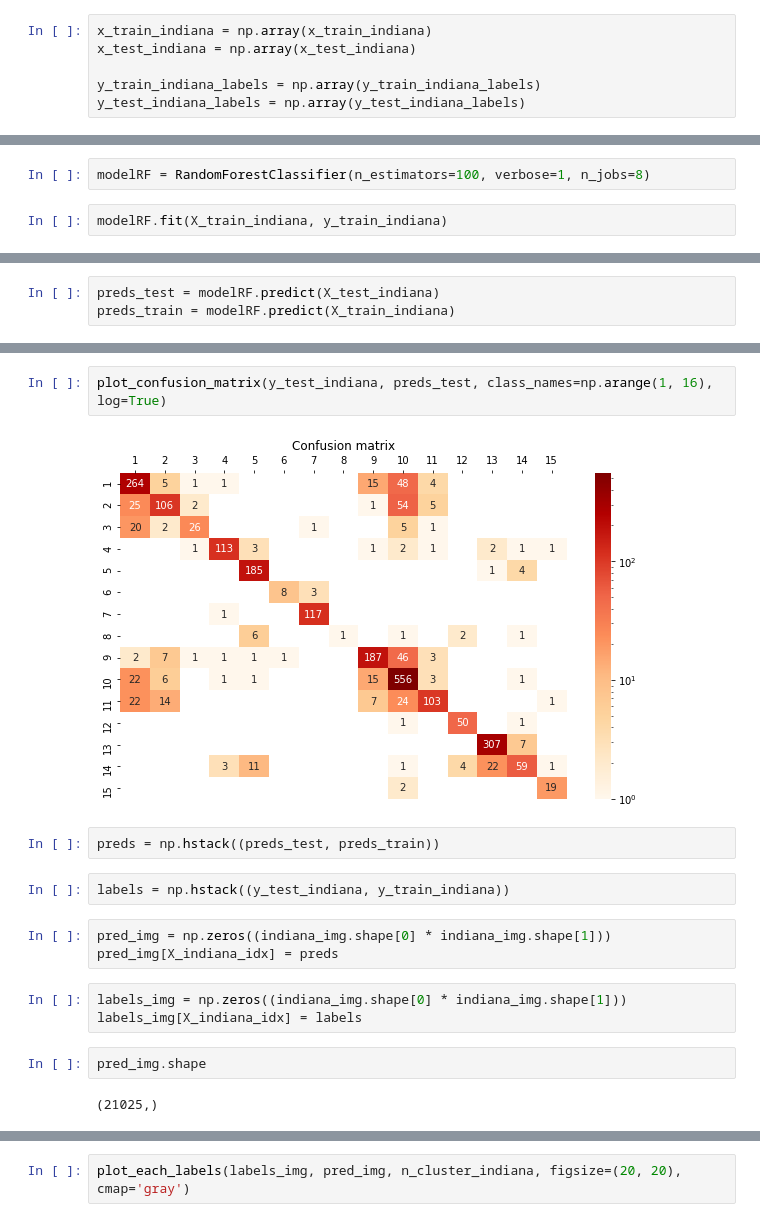
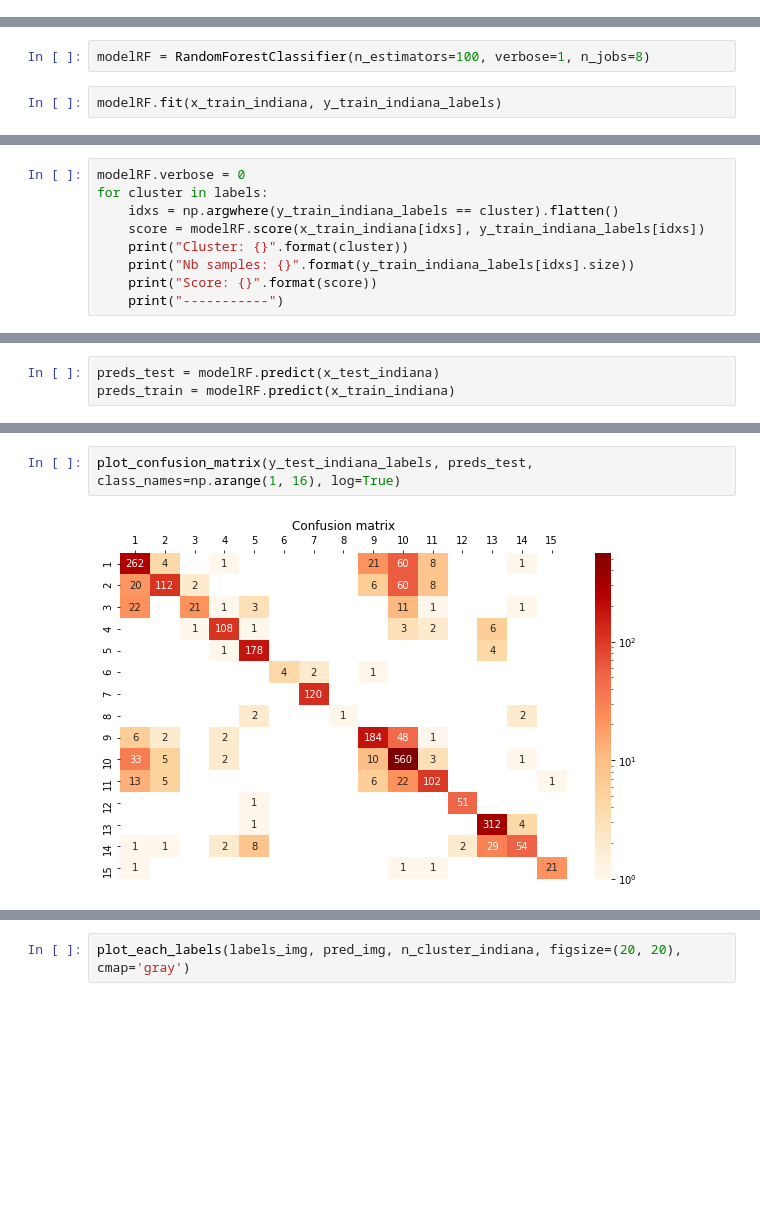
Before and after one commit to SabineHU/projet-IML, a Jupyter notebook: src/supervised_random_forest_classifier.ipynb, the cells around one changed output, grey strips where cells are left out. Cells and saved outputs as stored; diff of their text form; blank space fills up the shorter version.

```diff
--- a/src/supervised_random_forest_classifier.ipynb
+++ b/src/supervised_random_forest_classifier.ipynb
@@ -182,7 +183 @@ for cluster in labels:
-# %%
-x_train_indiana = np.array(x_train_indiana)
-x_test_indiana = np.array(x_test_indiana)
-
-y_train_indiana_labels = np.array(y_train_indiana_labels)
-y_test_indiana_labels = np.array(y_test_indiana_labels)
 # %%
@@ -246,6 +233,6 @@ y_test shape: (2562,)
 # %%
 modelRF = RandomForestClassifier(n_estimators=100, verbose=1, n_jobs=8)
 # %%
-modelRF.fit(X_train_indiana, y_train_indiana)
+modelRF.fit(x_train_indiana, y_train_indiana_labels)
 # %% [output]
 [Parallel(n_jobs=8)]: Using backend ThreadingBackend with 8 concurrent workers.
@@ -262 +249,10 @@ modelRF.score(X_train_indiana, y_train_indiana)
 1.0
+# %%
+modelRF.verbose = 0
+for cluster in labels:
+    idxs = np.argwhere(y_train_indiana_labels == cluster).flatten()
+    score = modelRF.score(x_train_indiana[idxs], y_train_indiana_labels[idxs])
+    print("Cluster: {}".format(cluster))
+    print("Nb samples: {}".format(y_train_indiana_labels[idxs].size))
+    print("Score: {}".format(score))
+    print("-----------")
@@ -271,3 +313,3 @@ modelRF.score(X_test_indiana, y_test_indiana)
 # %%
-preds_test = modelRF.predict(X_test_indiana)
-preds_train = modelRF.predict(X_train_indiana)
+preds_test = modelRF.predict(x_test_indiana)
+preds_train = modelRF.predict(x_train_indiana)
@@ -285,18 +326,4 @@ plot_confusion_matrix(y_test_indiana, preds_test, class_names=np.arange(1, 16))
 # %%
-plot_confusion_matrix(y_test_indiana, preds_test, class_names=np.arange(1, 16), log=True)
+plot_confusion_matrix(y_test_indiana_labels, preds_test, class_names=np.arange(1, 16), log=True)
 # %% [output]
-[figure, old version]
+[figure, new version]
-# %%
-preds = np.hstack((preds_test, preds_train))
-# %%
-labels = np.hstack((y_test_indiana, y_train_indiana))
-# %%
-pred_img = np.zeros((indiana_img.shape[0] * indiana_img.shape[1]))
-pred_img[X_indiana_idx] = preds
-# %%
-labels_img = np.zeros((indiana_img.shape[0] * indiana_img.shape[1]))
-labels_img[X_indiana_idx] = labels
-# %%
-pred_img.shape
-# %% [output]
-(21025,)
```
Also changed, not shown: parts of 28 cells of this notebook.
